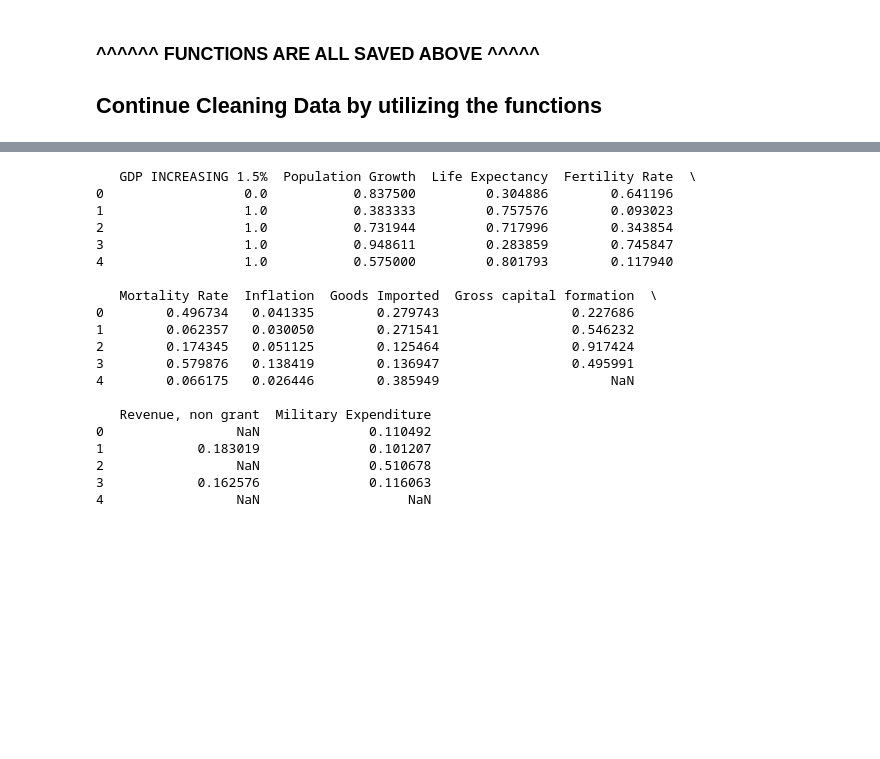
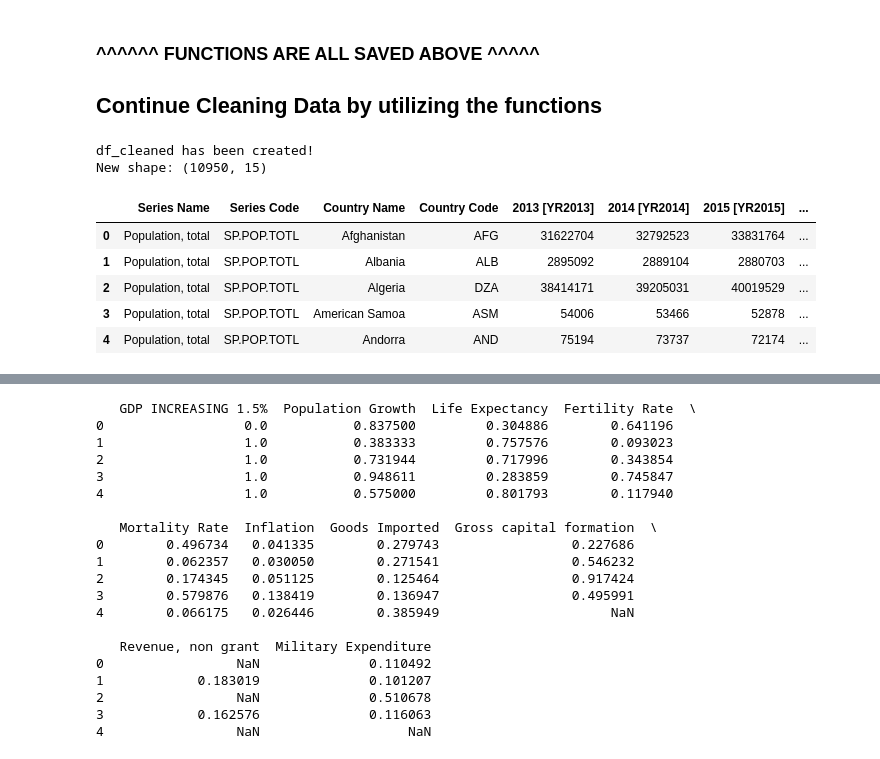
Before and after one commit to adamskirees/Worldbank_ML_Blog, a Jupyter notebook: data.ipynb, the cells around one changed output, grey strips where cells are left out. Cells and saved outputs as stored; diff of their text form; code cells hidden in the pictures; blank space fills up the shorter version.

Commit message:
feat: improving the logical data cleaning functions and initial DF

```diff
--- a/data.ipynb
+++ b/data.ipynb
@@ -34,0 +25,5 @@ Functions below are mostly involved with Cleaning the data.
+# %%
+# Read in the initial data from the spreadsheet. Will need cleaning and intial data wrangle and assessment and EDA.
+df = pd.read_excel("GDP_Independent.xlsx")
+
+df.head(4)
@@ -49,7 +57,7 @@ def remove_unnamed_columns(df):
     """
     unnamed_cols = [col for col in df.columns if 'Unnamed:' in col]
     df = df.drop(columns=unnamed_cols, errors='ignore')
-    return df
+    return df_cleaned
 # %%
 # define function to check for any missing values - function 2
 def check_missing_values(df_cleaned):
@@ -161,3 +176,26 @@ def normalize_dataframe(df):
 ### ^^^^^^ FUNCTIONS ARE ALL SAVED ABOVE ^^^^^ ###
 
 ## Continue Cleaning Data by utilizing the functions
+# %%
+# 1. Define the function so we starte with df_cleaned.
+def remove_unnamed_columns(df):
+    unnamed_cols = [col for col in df.columns if 'Unnamed:' in col]
+    df_cleaned = df.drop(columns=unnamed_cols, errors='ignore')
+    return df_cleaned
+
+# 2. CREATE the instance
+df_cleaned = remove_unnamed_columns(df)
+
+# 3. VERIFY we are good to go!
+print("df_cleaned has been created!")
+print(f"New shape: {df_cleaned.shape}")
+df_cleaned.head()
+# %% [output]
+df_cleaned has been created!
+New shape: (10950, 15)
+|  | Series Name | Series Code | Country Name | Country Code | 2013 [YR2013] | 2014 [YR2014] | 2015 [YR2015] | ... |
+| 0 | Population, total | SP.POP.TOTL | Afghanistan | AFG | 31622704 | 32792523 | 33831764 | ... |
+| 1 | Population, total | SP.POP.TOTL | Albania | ALB | 2895092 | 2889104 | 2880703 | ... |
+| 2 | Population, total | SP.POP.TOTL | Algeria | DZA | 38414171 | 39205031 | 40019529 | ... |
+| 3 | Population, total | SP.POP.TOTL | American Samoa | ASM | 54006 | 53466 | 52878 | ... |
+| 4 | Population, total | SP.POP.TOTL | Andorra | AND | 75194 | 73737 | 72174 | ... |
```
Also changed, not shown: parts of 22 cells of this notebook.
